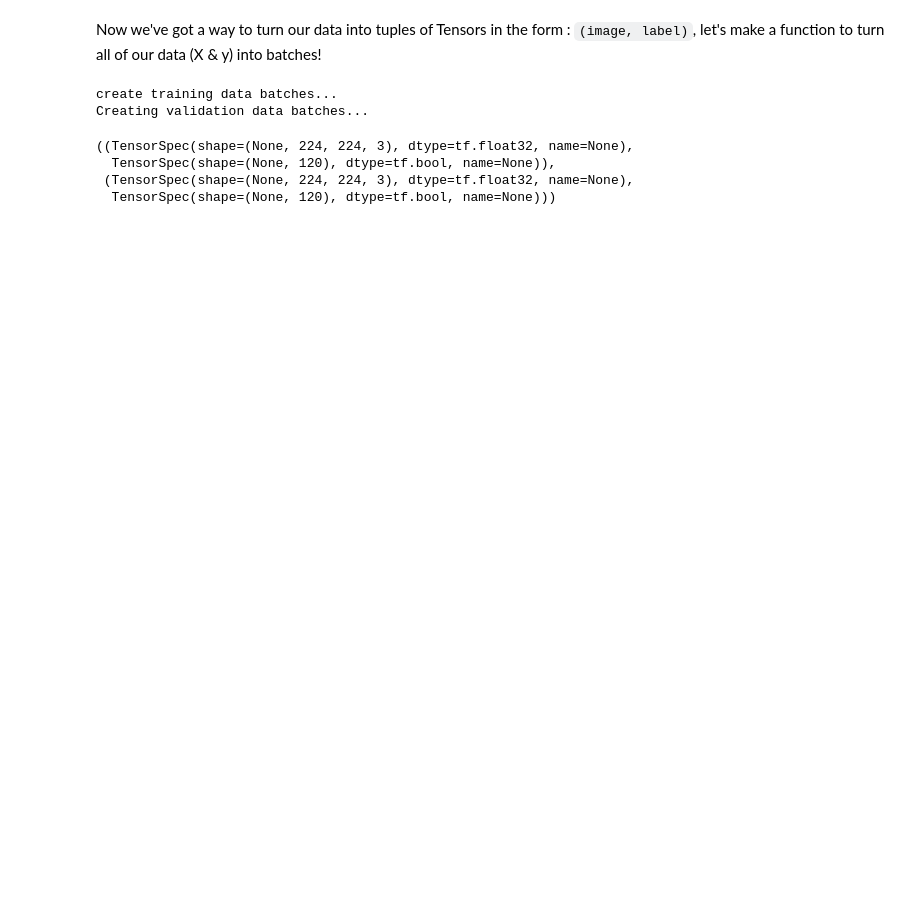
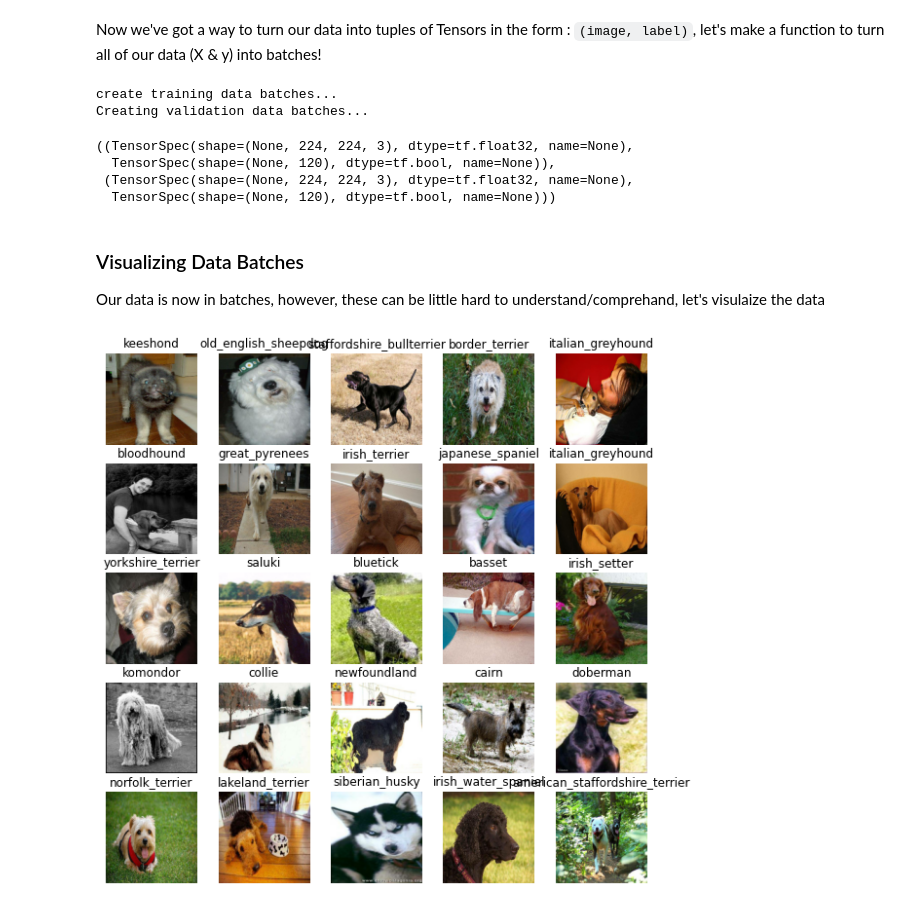
Before and after one commit to 21Ovi/Dog-Vision-with-TensorFlow, a Jupyter notebook: dog_vision.ipynb, the cells around one changed output. Drawn from its saved outputs; the diff is of its cells as text; code cells hidden in the pictures; blank space fills up the shorter version.

```diff
--- a/dog_vision.ipynb
+++ b/dog_vision.ipynb
@@ -444,3 +462,33 @@ train_data.element_spec, val_data.element_spec
   TensorSpec(shape=(None, 120), dtype=tf.bool, name=None)),
  (TensorSpec(shape=(None, 224, 224, 3), dtype=tf.float32, name=None),
   TensorSpec(shape=(None, 120), dtype=tf.bool, name=None)))
+# %% [markdown]
+### Visualizing Data Batches
+
+Our data is now in batches, however, these can be little hard to understand/comprehand, let's visulaize the data
+# %%
+import matplotlib.pyplot as plt
+
+# Create a function for viewing images in a data batch
+def show_25_images(images, labels):
+  """
+  Displays 25 images from a data batch.
+  """
+  # Setup the figure
+  plt.figure(figsize=(10, 10))
+  # Loop through 25 (for displaying 25 images)
+  for i in range(25):
+    # Create subplots (5 rows, 5 columns)
+    ax = plt.subplot(5, 5, i+1)
+    # Display an image
+    plt.imshow(images[i])
+    # Add the image label as the title
+    plt.title(unique_breed[labels[i].argmax()])
+    # Turn gird lines off
+    plt.axis("off")
+# %%
+# Now let's visualize the data in training batch
+train_images, train_labels = next(train_data.as_numpy_iterator())
+show_25_images(train_images, train_labels)
+# %% [output]
+[figure, added]
```
Also changed, not shown: parts of 2 cells of this notebook.
